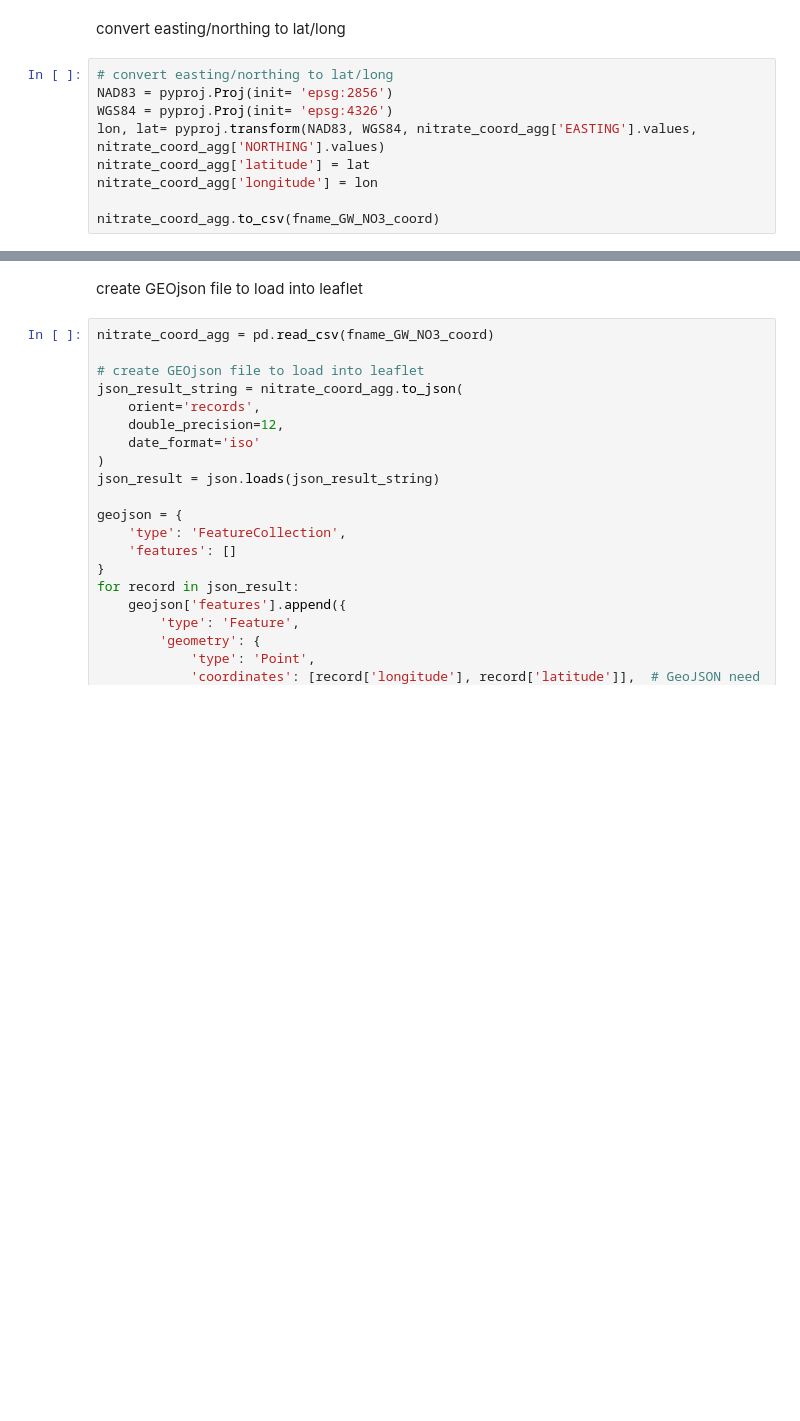
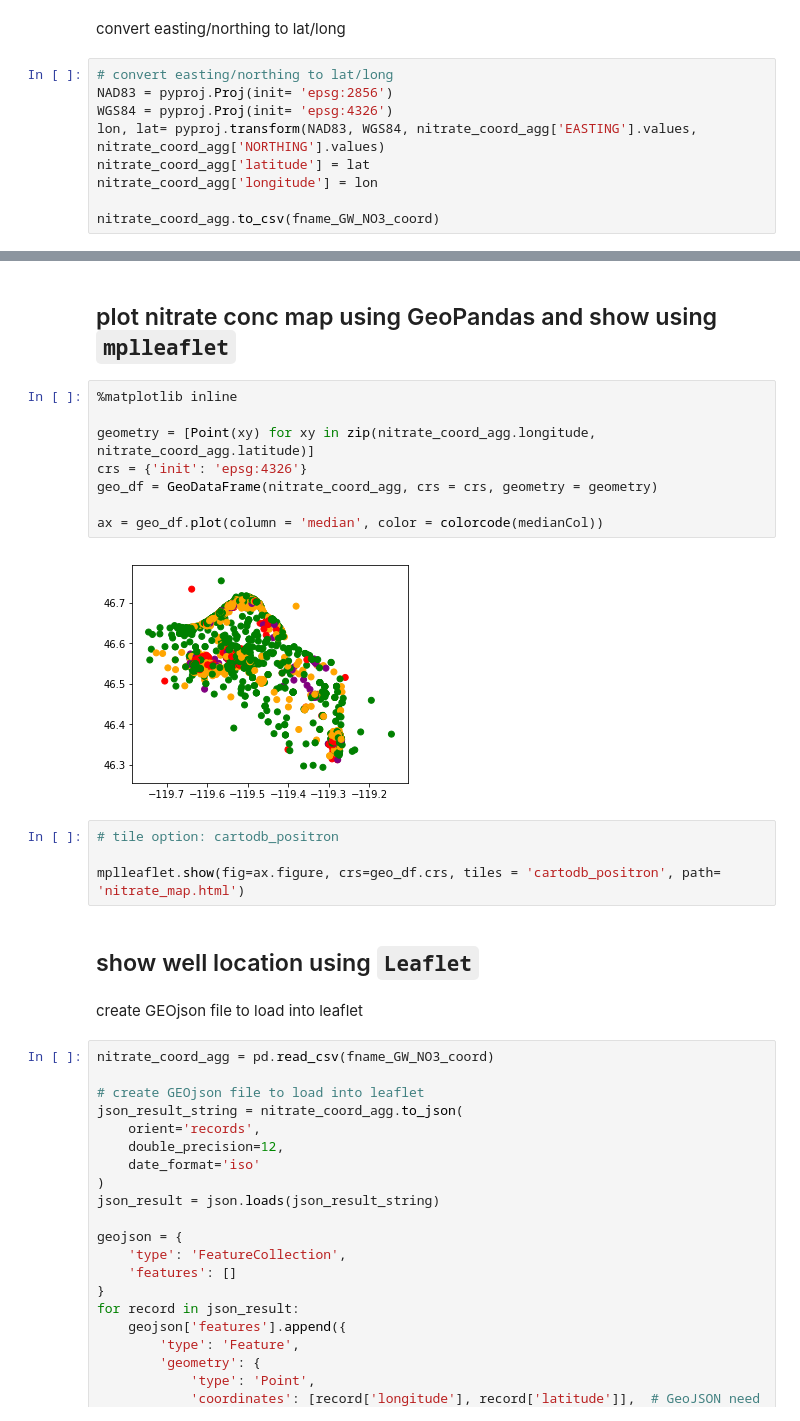
Before and after one commit to pinshuai/HFR-flow, a Jupyter notebook: plot_simu_obs_wl.ipynb, the cells around one changed output, grey strips where cells are left out. Drawn from its saved outputs; the diff is of its cells as text; blank space fills up the shorter version.

```diff
--- a/plot_simu_obs_wl.ipynb
+++ b/plot_simu_obs_wl.ipynb
@@ -695,3 +700,21 @@ nitrate_coord_agg.to_csv(fname_GW_NO3_coord)
+# %% [markdown]
+## plot nitrate conc map using GeoPandas and show using `mplleaflet`
+# %%
+%matplotlib inline
+
+geometry = [Point(xy) for xy in zip(nitrate_coord_agg.longitude, nitrate_coord_agg.latitude)]
+crs = {'init': 'epsg:4326'}
+geo_df = GeoDataFrame(nitrate_coord_agg, crs = crs, geometry = geometry)
+
+ax = geo_df.plot(column = 'median', color = colorcode(medianCol))
+# %% [output]
+[figure, added]
+# %%
+# tile option: cartodb_positron
+
+mplleaflet.show(fig=ax.figure, crs=geo_df.crs, tiles = 'cartodb_positron', path= 'nitrate_map.html')
+# %% [markdown]
+## show well location using `Leaflet`
 # %% [markdown]
 create GEOjson file to load into leaflet
 # %%
```
Also changed, not shown: parts of 7 cells of this notebook, 1 other file.
